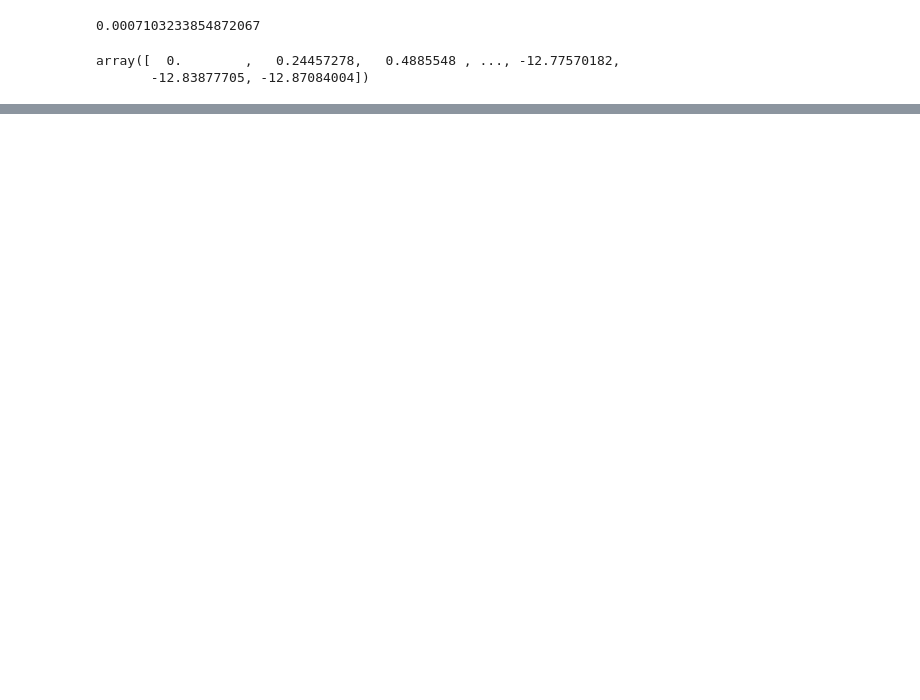
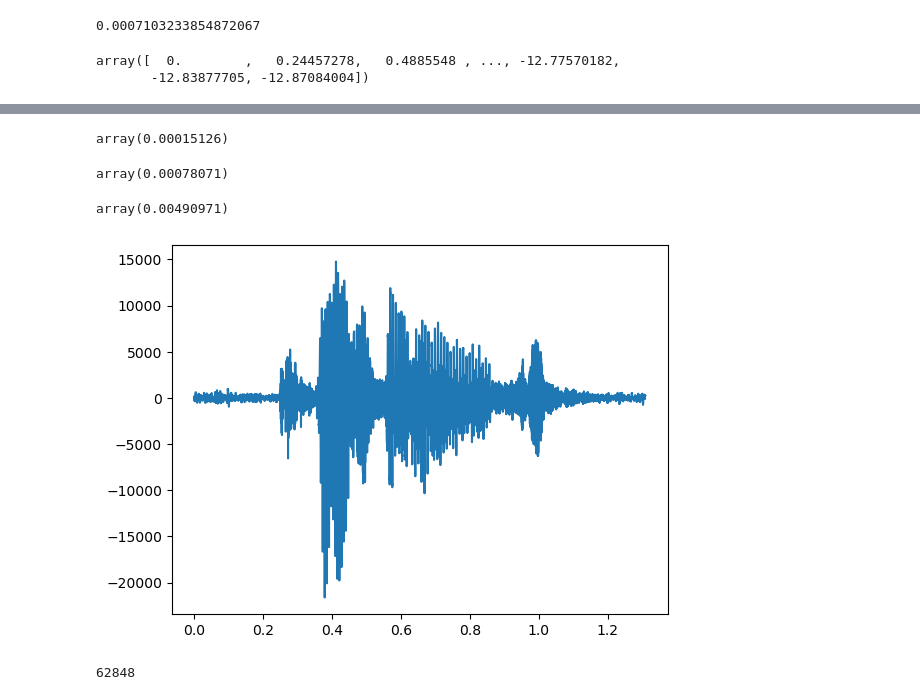
Before and after one commit to SasheO/DukeREU, a Jupyter notebook: Task 1- Simulate Audio CI Processing Pipeline.ipynb, the cells around one changed output, grey strips where cells are left out. Drawn from its saved outputs; the diff is of its cells as text; code cells hidden in the pictures; blank space fills up the shorter version.

```diff
--- a/Task 1- Simulate Audio CI Processing Pipeline.ipynb
+++ b/Task 1- Simulate Audio CI Processing Pipeline.ipynb
@@ -377,0 +362,18 @@ array(0.00490971)
+# %%
+signaltonoise(data)
+# %% [output]
+array(0.00015126)
+# %%
+signaltonoise(0.25*noise_data[:len(data)]+data)
+# %% [output]
+array(0.00078071)
+# %%
+signaltonoise(noise_data[:len(data)]+100*data)
+# %% [output]
+array(0.00490971)
+# %%
+plt.plot(np.arange(len(signal[0]))/sample_rate, 0.05*noise_data[:len(data)]+data)
+# plt.xlim(0.4, 0.42) # show a 20 ms snippet
+plt.show()
+# %% [output]
+[figure, added]
@@ -377,0 +382,5 @@ array(0.00490971)
+# %%
+uniform = create_sinusoid(200, 5000, 1000)[:len(data)]
+len(uniform)
+# %% [output]
+62848
```
Also changed, not shown: parts of 32 cells of this notebook, 11 other files.
